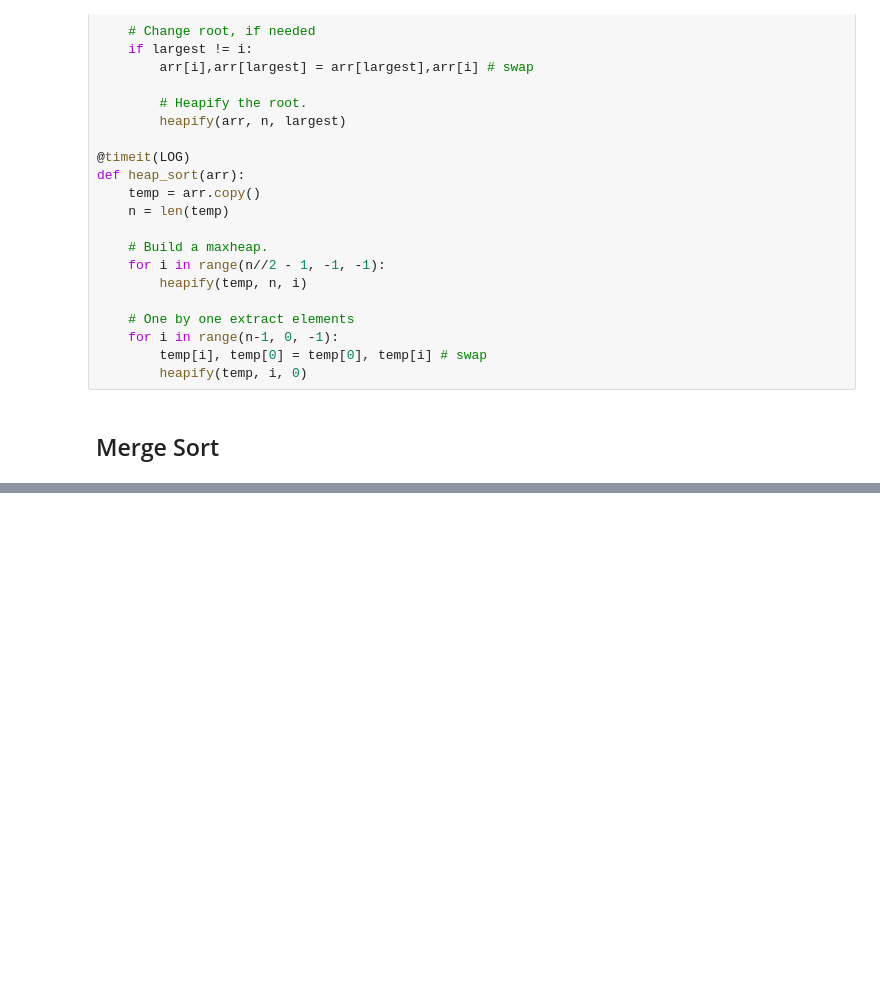
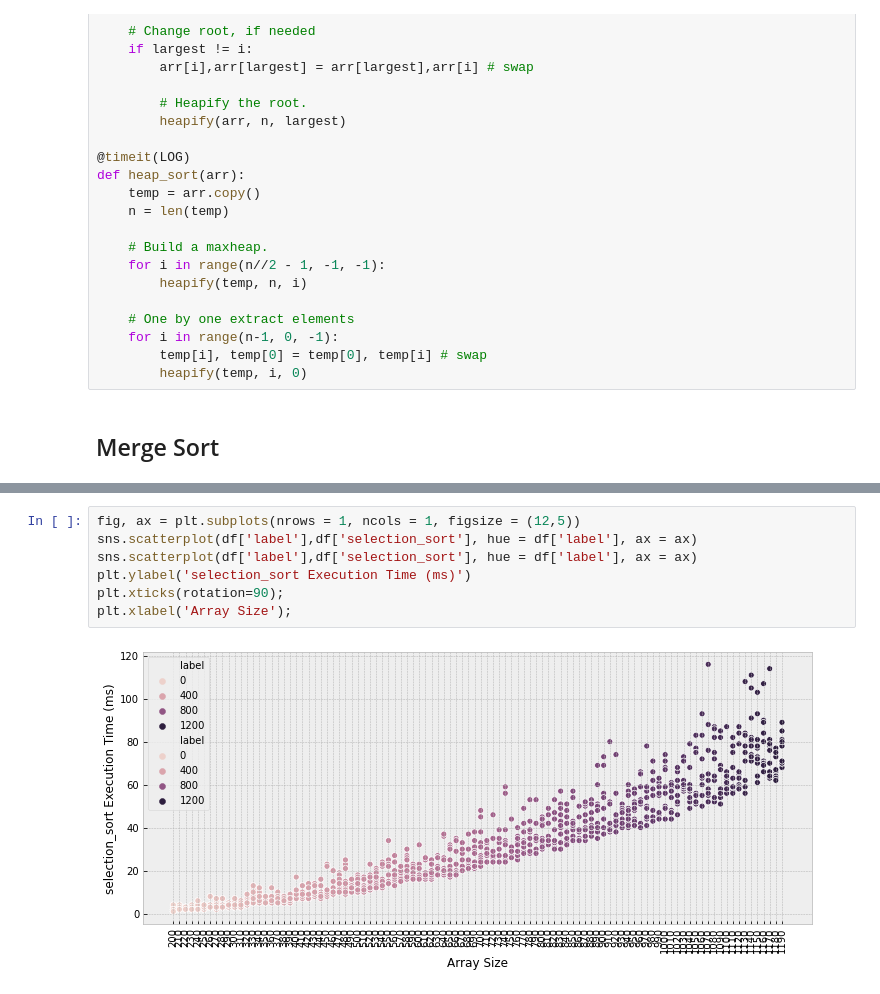
Before and after one commit to james-salafatinos/data-engineering, a Jupyter notebook: quick_sort_algorithm.ipynb, the cells around one changed output, grey strips where cells are left out. Drawn from its saved outputs; the diff is of its cells as text; blank space fills up the shorter version.

```diff
--- a/quick_sort_algorithm.ipynb
+++ b/quick_sort_algorithm.ipynb
@@ -264,0 +292,9 @@ LOG
+# %%
+fig, ax = plt.subplots(nrows = 1, ncols = 1, figsize = (12,5))
+sns.scatterplot(df['label'],df['selection_sort'], hue = df['label'], ax = ax)
+sns.scatterplot(df['label'],df['selection_sort'], hue = df['label'], ax = ax)
+plt.ylabel('selection_sort Execution Time (ms)')
+plt.xticks(rotation=90);
+plt.xlabel('Array Size');
+# %% [output]
+[figure, added]
```
Also changed, not shown: parts of 37 cells of this notebook, 3 other files.
